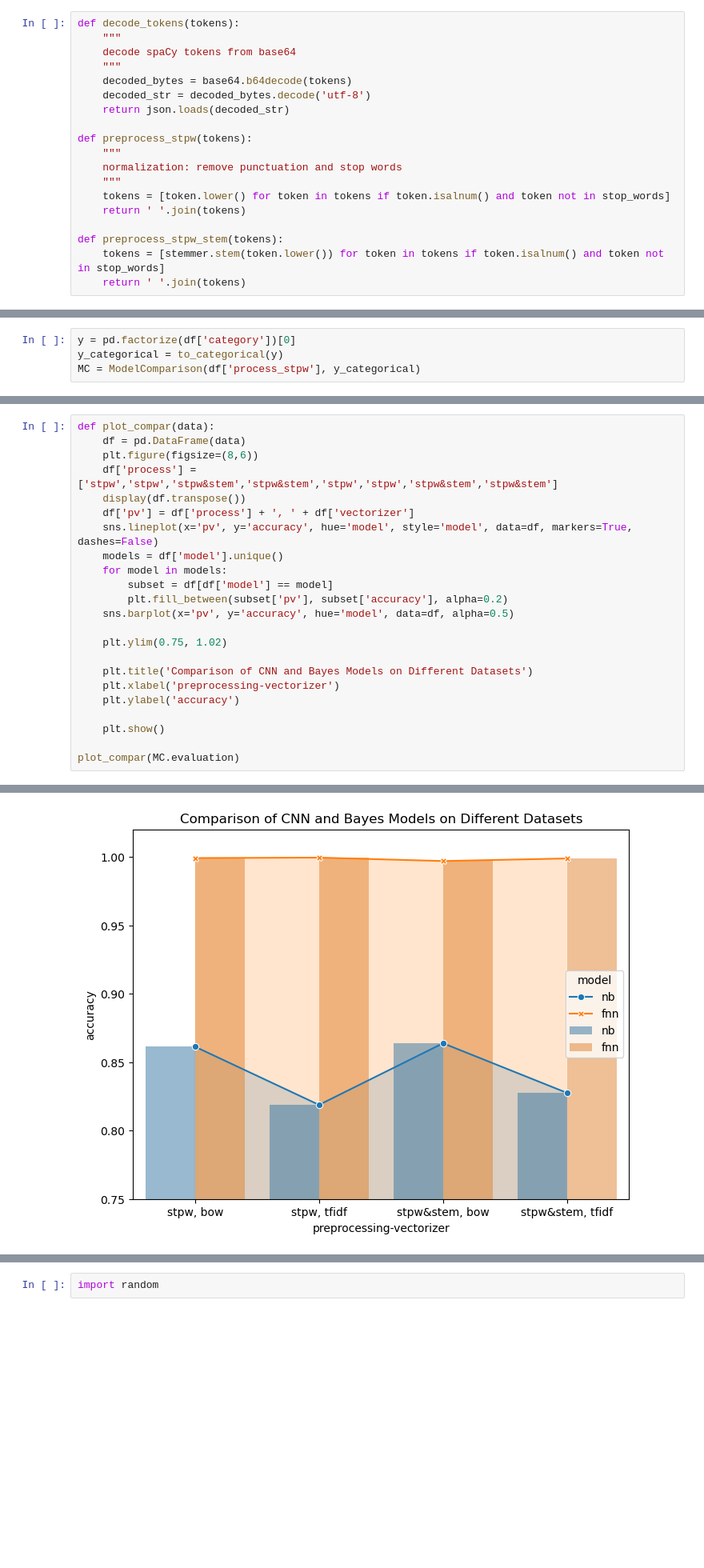
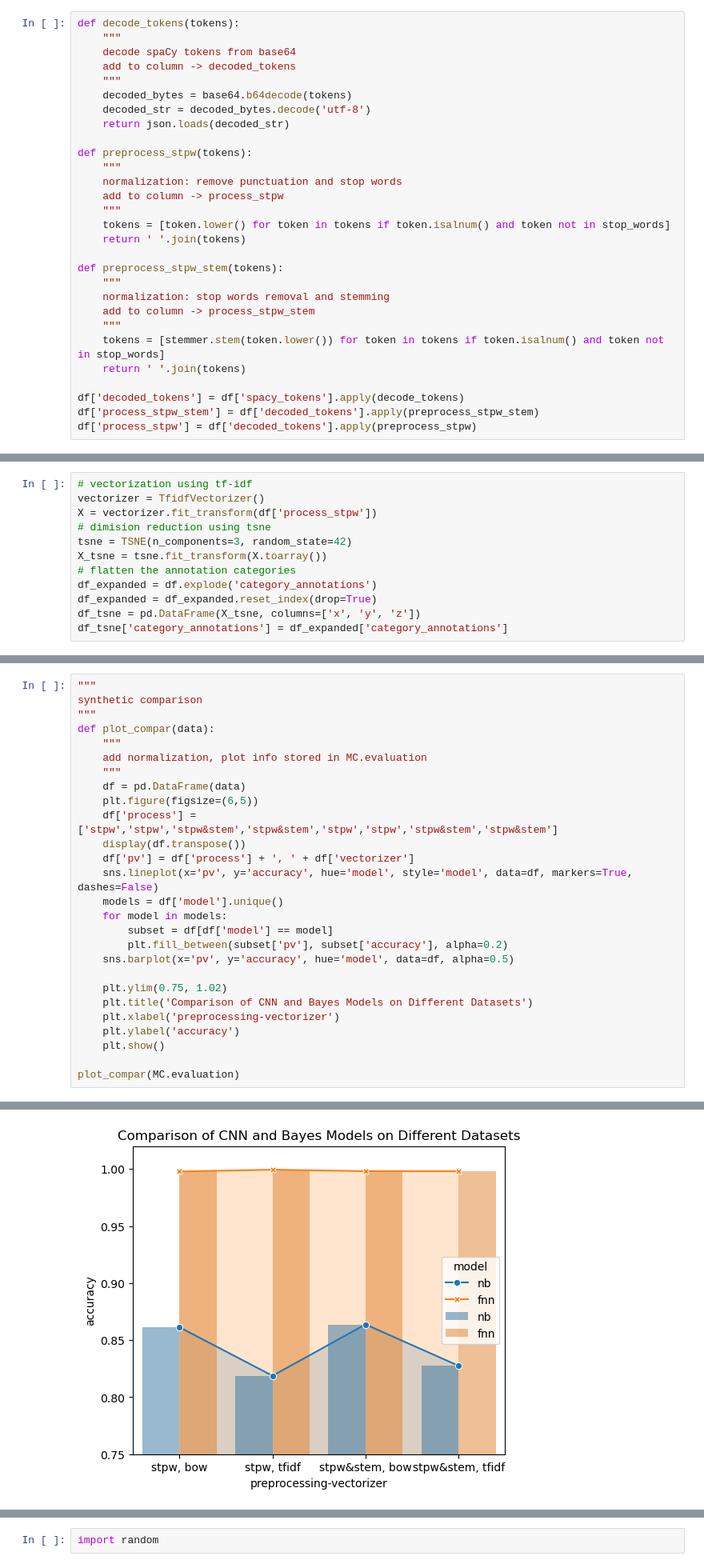
Before and after one commit to SonyaX20/NLP-Natural-Language-Processing, a Jupyter notebook: my-mlp-ota/task_o.ipynb, the cells around one changed output, grey strips where cells are left out. Shown at 80% size. Saved outputs shown, nothing was run; the diff lists cells and outputs as text; blank space fills up the shorter version.

```diff
--- a/my-mlp-ota/task_o.ipynb
+++ b/my-mlp-ota/task_o.ipynb
@@ -129,6 +157,7 @@ Downloading stopwords...
 def decode_tokens(tokens):
     """
     decode spaCy tokens from base64
+    add to column -> decoded_tokens
     """
     decoded_bytes = base64.b64decode(tokens)
     decoded_str = decoded_bytes.decode('utf-8')
@@ -137,10 +166,19 @@ def decode_tokens(tokens):
 def preprocess_stpw(tokens):
     """
     normalization: remove punctuation and stop words
+    add to column -> process_stpw
     """
     tokens = [token.lower() for token in tokens if token.isalnum() and token not in stop_words]
     return ' '.join(tokens)
 
 def preprocess_stpw_stem(tokens):
+    """
+    normalization: stop words removal and stemming
+    add to column -> process_stpw_stem
+    """
     tokens = [stemmer.stem(token.lower()) for token in tokens if token.isalnum() and token not in stop_words]
     return ' '.join(tokens)
+
+df['decoded_tokens'] = df['spacy_tokens'].apply(decode_tokens)
+df['process_stpw_stem'] = df['decoded_tokens'].apply(preprocess_stpw_stem)
+df['process_stpw'] = df['decoded_tokens'].apply(preprocess_stpw)
@@ -160,0 +214,12 @@ df.head()
+# %%
+# vectorization using tf-idf
+vectorizer = TfidfVectorizer()
+X = vectorizer.fit_transform(df['process_stpw'])
+# dimision reduction using tsne
+tsne = TSNE(n_components=3, random_state=42)
+X_tsne = tsne.fit_transform(X.toarray())
+# flatten the annotation categories
+df_expanded = df.explode('category_annotations')
+df_expanded = df_expanded.reset_index(drop=True)
+df_tsne = pd.DataFrame(X_tsne, columns=['x', 'y', 'z'])
+df_tsne['category_annotations'] = df_expanded['category_annotations']
@@ -383,10 +494,6 @@ MC.evaluation
     * Again, Compare the impact of different pre-processing pipelines (e.g., with and
     without stop words, stemming, and …) on the final performance of your model.
     * Perform error analysis on the model’s prediction.
-# %%
-y = pd.factorize(df['category'])[0]
-y_categorical = to_categorical(y)
-MC = ModelComparison(df['process_stpw'], y_categorical)
 # %%
 """
 | Nr. | preprocessing | vectorizer | model |
@@ -490,7 +599,13 @@ two models?
 # %%
+"""
+synthetic comparison
+"""
 def plot_compar(data):
+    """
+    add normalization, plot info stored in MC.evaluation
+    """
     df = pd.DataFrame(data)
-    plt.figure(figsize=(8,6))
+    plt.figure(figsize=(6,5))
     df['process'] = ['stpw','stpw','stpw&stem','stpw&stem','stpw','stpw','stpw&stem','stpw&stem']
     display(df.transpose())
     df['pv'] = df['process'] + ', ' + df['vectorizer']
@@ -502,11 +617,9 @@ def plot_compar(data):
     sns.barplot(x='pv', y='accuracy', hue='model', data=df, alpha=0.5)
 
     plt.ylim(0.75, 1.02)
-
     plt.title('Comparison of CNN and Bayes Models on Different Datasets')
     plt.xlabel('preprocessing-vectorizer')
     plt.ylabel('accuracy')
-
     plt.show()
 
 plot_compar(MC.evaluation)
@@ -518,5 +631,5 @@ plot_compar(MC.evaluation)
 | process | stpw | stpw | stpw&stem | stpw&stem | stpw | stpw | stpw&stem | stpw&stem |
-[figure, old version]
+[figure, new version]
 # %% [markdown]
 ## Task 4: PMI based word similarity
 # %%
```
Also changed, not shown: parts of 35 cells of this notebook.
